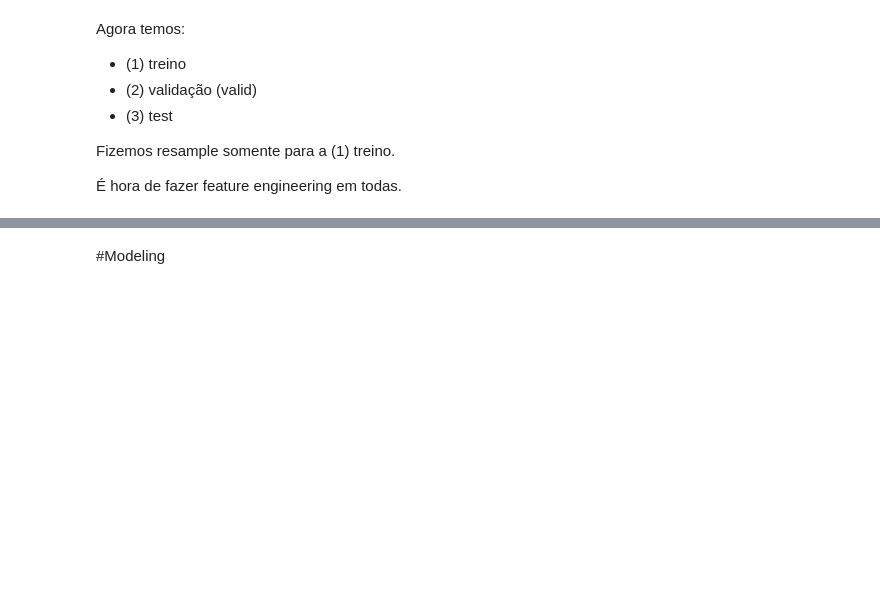
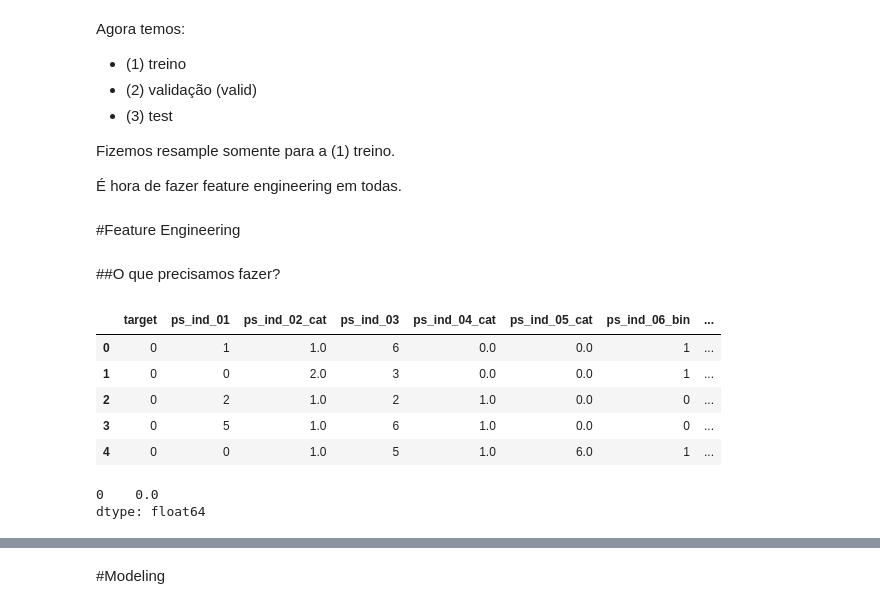
Before and after one commit to gbam-ds/FP-ML, a Jupyter notebook: Porto_Seguro.ipynb, the cells around one changed output, grey strips where cells are left out. Drawn from its saved outputs; the diff is of its cells as text; code cells hidden in the pictures; blank space fills up the shorter version.

```diff
--- a/Porto_Seguro.ipynb
+++ b/Porto_Seguro.ipynb
@@ -149,8 +175,20 @@ Agora temos:
 Fizemos resample somente para a (1) treino.
 
 É hora de fazer feature engineering em todas.
+# %% [markdown]
+#Feature Engineering
+# %% [markdown]
+##O que precisamos fazer?
 # %%
-#Optamos por substituir -1 para NaN
-treino = treino.replace(-1,{})
-valid = valid.replace(-1,{})
-test = test.replace(-1,{})
+treino=treino.replace(-1, np.nan)
+valid=valid.replace(-1, np.nan)
+test=test.replace(-1, np.nan)
+
+treino.head()
+# %% [output]
+|  | target | ps_ind_01 | ps_ind_02_cat | ps_ind_03 | ps_ind_04_cat | ps_ind_05_cat | ps_ind_06_bin | ... |
+| 0 | 0 | 1 | 1.0 | 6 | 0.0 | 0.0 | 1 | ... |
+| 1 | 0 | 0 | 2.0 | 3 | 0.0 | 0.0 | 1 | ... |
+| 2 | 0 | 2 | 1.0 | 2 | 1.0 | 0.0 | 0 | ... |
+| 3 | 0 | 5 | 1.0 | 6 | 1.0 | 0.0 | 0 | ... |
+| 4 | 0 | 0 | 1.0 | 5 | 1.0 | 6.0 | 1 | ... |
@@ -340,0 +195,5 @@ test['ps_reg_03'].fillna((test['ps_reg_03'].mean()), inplace=True)
+# %%
+treino['ps_car_03_cat'].mode()
+# %% [output]
+0    0.0
+dtype: float64
```
Also changed, not shown: parts of 102 cells of this notebook.
